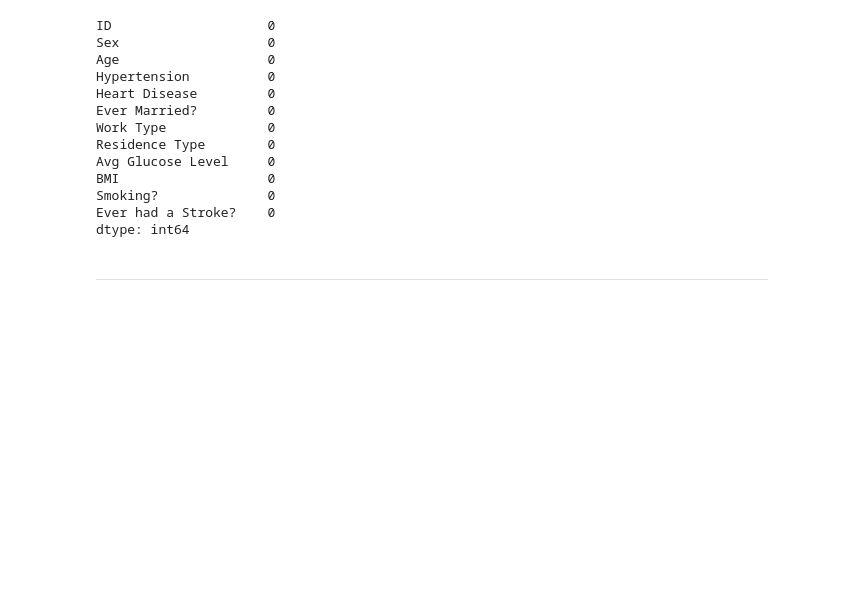
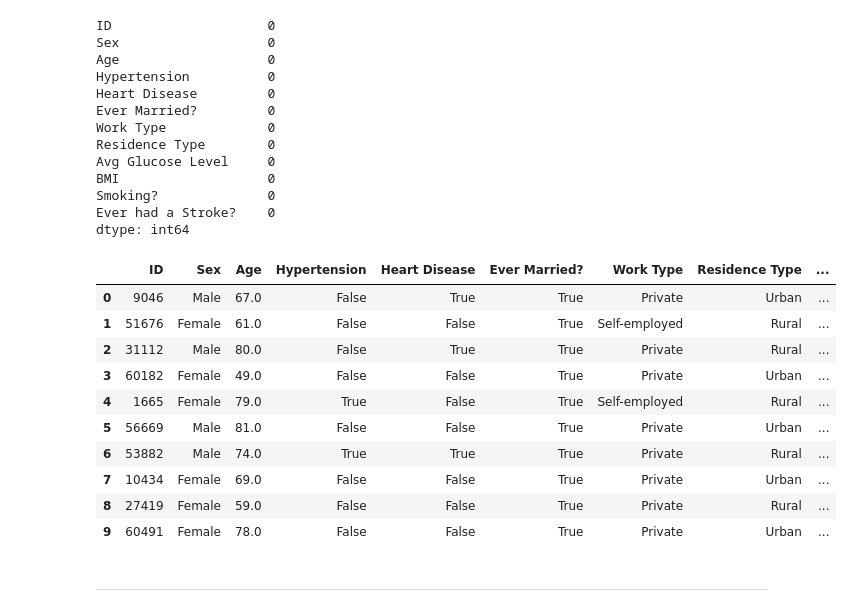
Before and after one commit to pardonm6/Group-6-Dashboard-Stroke-Risk-Prediction, a Jupyter notebook: jupyter-notebooks/data-analysis-pipeline.ipynb, the cells around one changed output. Saved outputs shown, nothing was run; the diff lists cells and outputs as text; code cells hidden in the pictures; blank space fills up the shorter version.

```diff
--- a/jupyter-notebooks/data-analysis-pipeline.ipynb
+++ b/jupyter-notebooks/data-analysis-pipeline.ipynb
@@ -139,3 +139,17 @@ BMI                   0
 Smoking?              0
 Ever had a Stroke?    0
 dtype: int64
+# %%
+df.head(10)
+# %% [output]
+|  | ID | Sex | Age | Hypertension | Heart Disease | Ever Married? | Work Type | Residence Type | ... |
+| 0 | 9046 | Male | 67.0 | False | True | True | Private | Urban | ... |
+| 1 | 51676 | Female | 61.0 | False | False | True | Self-employed | Rural | ... |
+| 2 | 31112 | Male | 80.0 | False | True | True | Private | Rural | ... |
+| 3 | 60182 | Female | 49.0 | False | False | True | Private | Urban | ... |
+| 4 | 1665 | Female | 79.0 | True | False | True | Self-employed | Rural | ... |
+| 5 | 56669 | Male | 81.0 | False | False | True | Private | Urban | ... |
+| 6 | 53882 | Male | 74.0 | True | True | True | Private | Rural | ... |
+| 7 | 10434 | Female | 69.0 | False | False | True | Private | Urban | ... |
+| 8 | 27419 | Female | 59.0 | False | False | True | Private | Rural | ... |
+| 9 | 60491 | Female | 78.0 | False | False | True | Private | Urban | ... |
```
Also changed, not shown: parts of 1 cell of this notebook, 2 other files.
